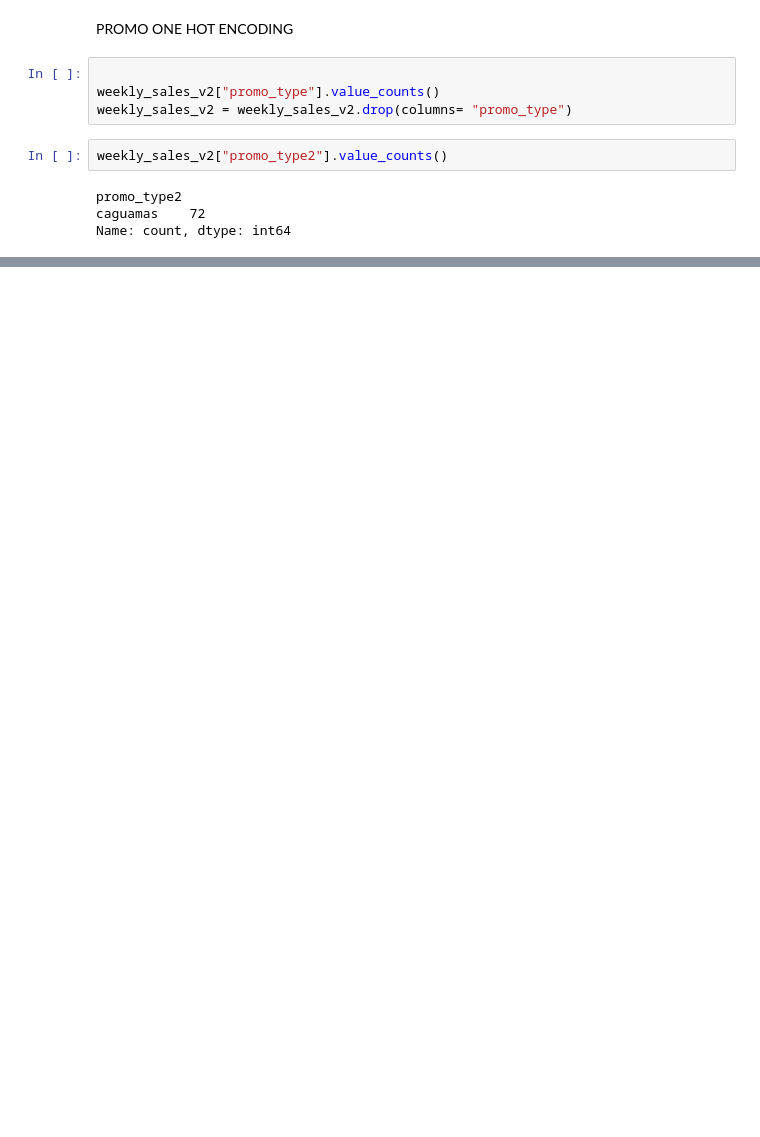
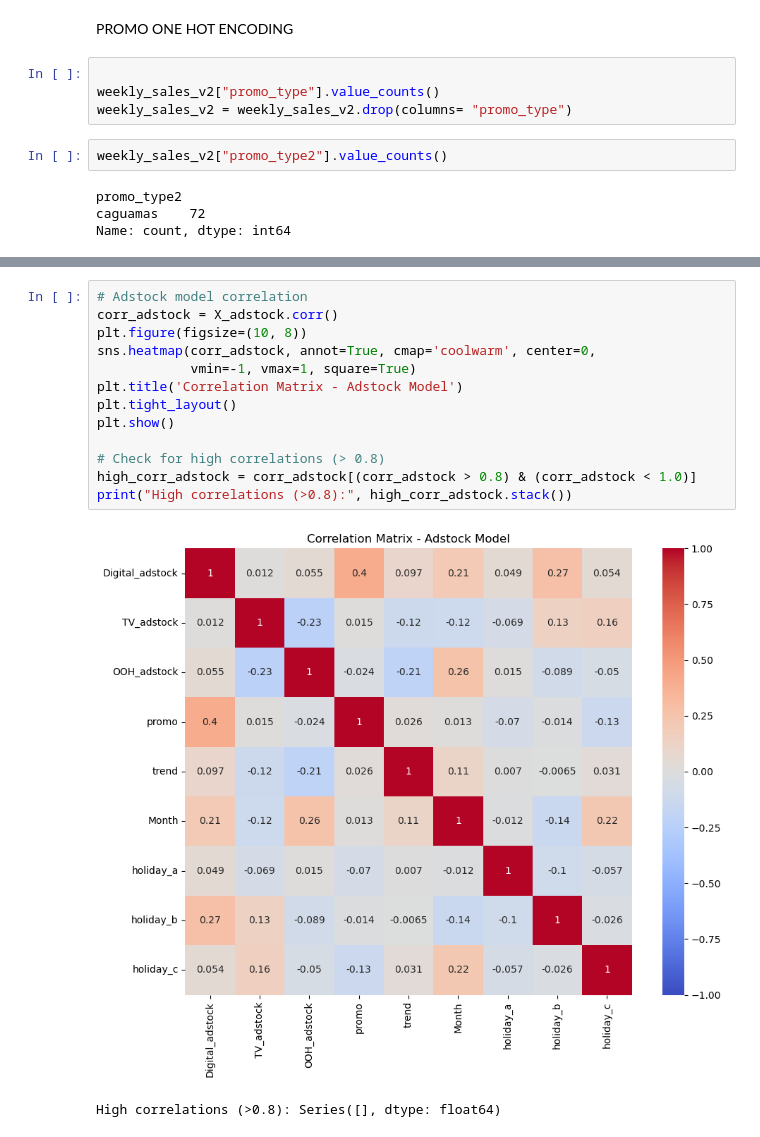
Before and after one commit to diegoferra5/Marketing-Mix-Modeling, a Jupyter notebook: notebooks/03_model_features_prep.ipynb, the cells around one changed output, grey strips where cells are left out. Saved outputs shown, nothing was run; the diff lists cells and outputs as text; blank space fills up the shorter version.

```diff
--- a/notebooks/03_model_features_prep.ipynb
+++ b/notebooks/03_model_features_prep.ipynb
@@ -169,0 +260,16 @@ weekly_sales_v2
+# %%
+# Adstock model correlation
+corr_adstock = X_adstock.corr()
+plt.figure(figsize=(10, 8))
+sns.heatmap(corr_adstock, annot=True, cmap='coolwarm', center=0,
+            vmin=-1, vmax=1, square=True)
+plt.title('Correlation Matrix - Adstock Model')
+plt.tight_layout()
+plt.show()
+
+# Check for high correlations (> 0.8)
+high_corr_adstock = corr_adstock[(corr_adstock > 0.8) & (corr_adstock < 1.0)]
+print("High correlations (>0.8):", high_corr_adstock.stack())
+# %% [output]
+[figure, added]
+High correlations (>0.8): Series([], dtype: float64)
```
Also changed, not shown: parts of 5 cells of this notebook.
